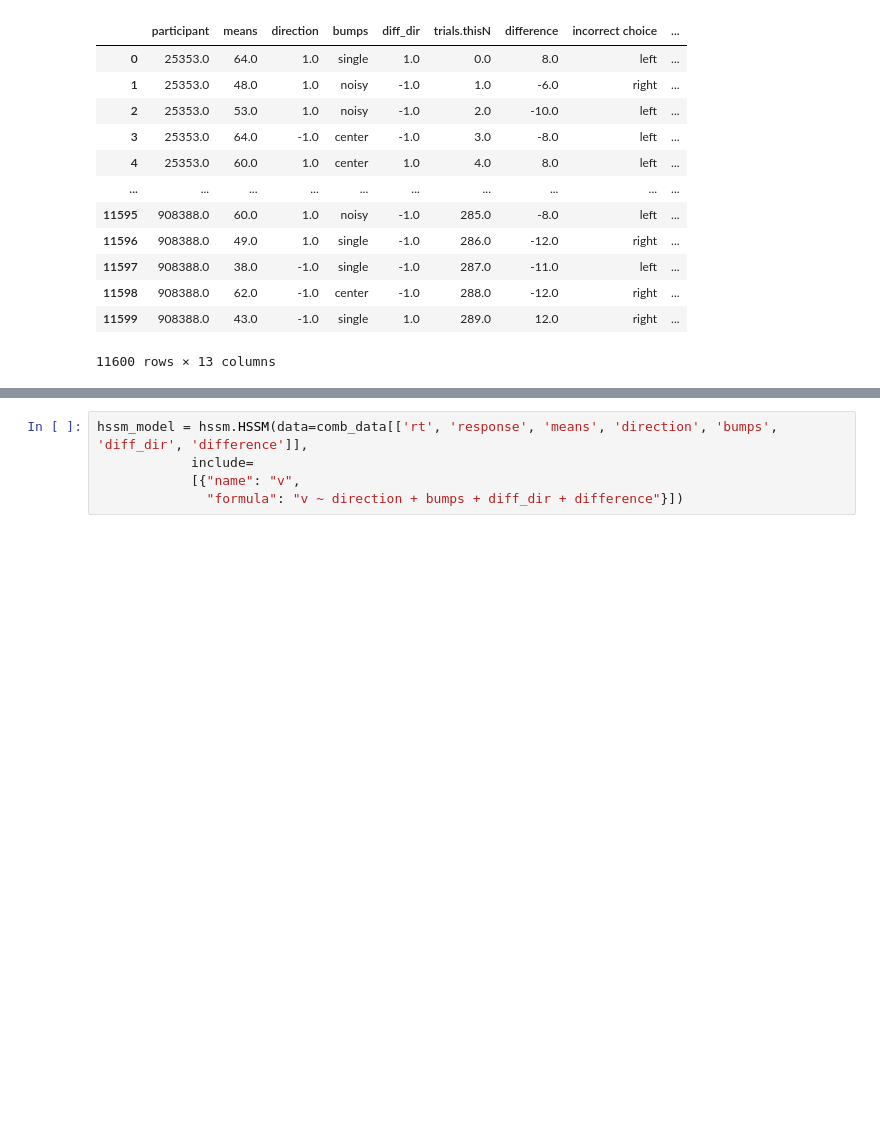
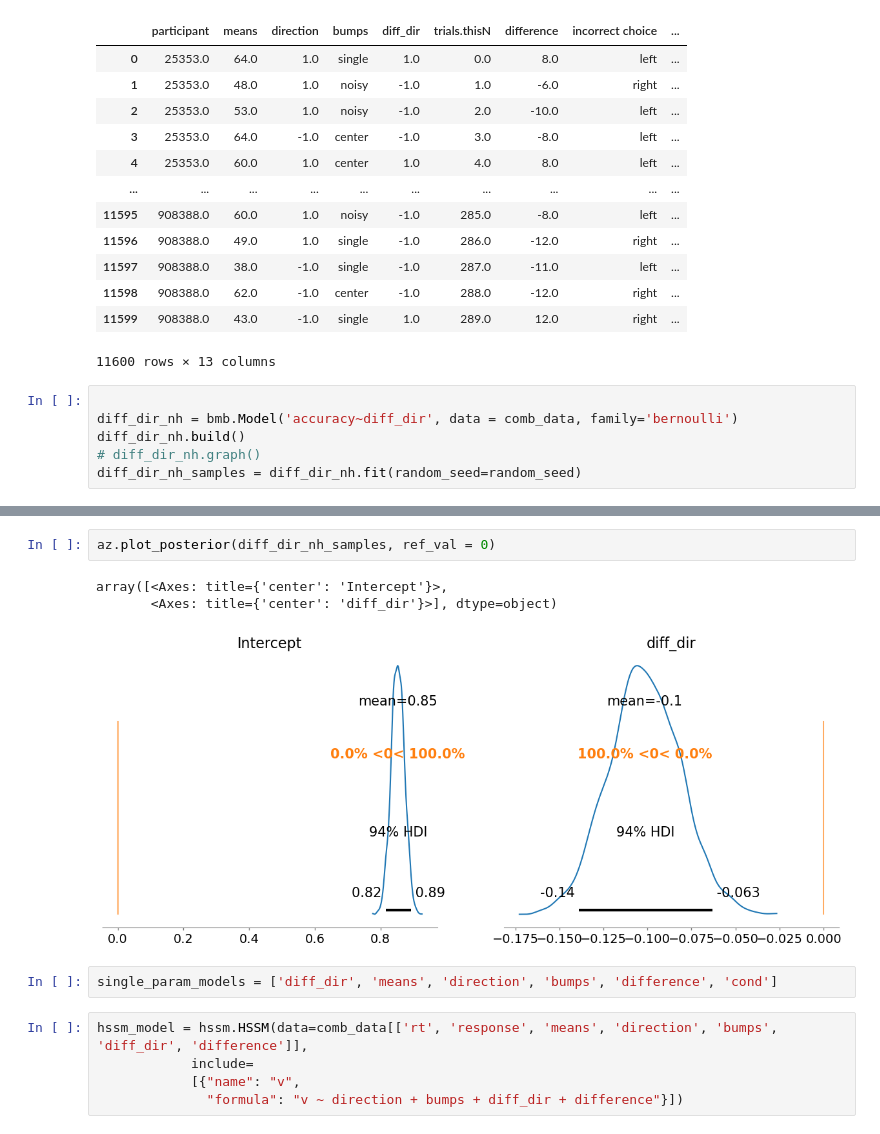
Before and after one commit to tejas-savalia/datavis_05, a Jupyter notebook: analysis_sandbox.ipynb, the cells around one changed output, grey strips where cells are left out. Saved outputs shown, nothing was run; the diff lists cells and outputs as text; blank space fills up the shorter version.

Commit message:
setting up for single param models

```diff
--- a/analysis_sandbox.ipynb
+++ b/analysis_sandbox.ipynb
@@ -72,3 +73,9 @@ comb_data
 | 11598 | 908388.0 | 62.0 | -1.0 | center | -1.0 | 288.0 | -12.0 | right | ... |
 | 11599 | 908388.0 | 43.0 | -1.0 | single | 1.0 | 289.0 | 12.0 | right | ... |
 11600 rows × 13 columns
+# %%
+
+diff_dir_nh = bmb.Model('accuracy~diff_dir', data = comb_data, family='bernoulli')
+diff_dir_nh.build()
+# diff_dir_nh.graph()
+diff_dir_nh_samples = diff_dir_nh.fit(random_seed=random_seed)
@@ -75,3 +90,11 @@ comb_data
+# %%
+az.plot_posterior(diff_dir_nh_samples, ref_val = 0)
+# %% [output]
+array([<Axes: title={'center': 'Intercept'}>,
+       <Axes: title={'center': 'diff_dir'}>], dtype=object)
+[figure, added]
+# %%
+single_param_models = ['diff_dir', 'means', 'direction', 'bumps', 'difference', 'cond']
 # %%
 hssm_model = hssm.HSSM(data=comb_data[['rt', 'response', 'means', 'direction', 'bumps', 'diff_dir', 'difference']],
             include=
```
Also changed, not shown: parts of 3 cells of this notebook.
